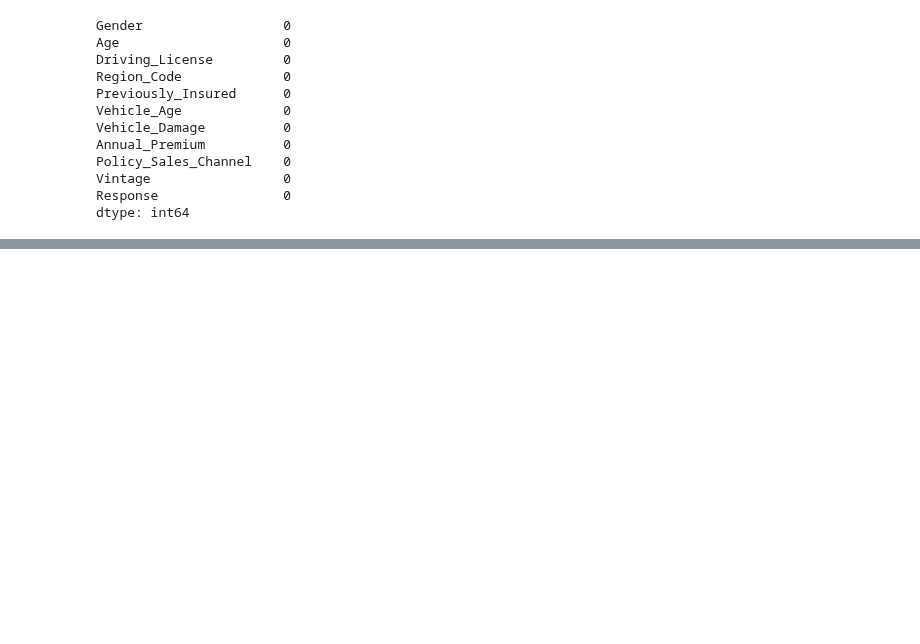
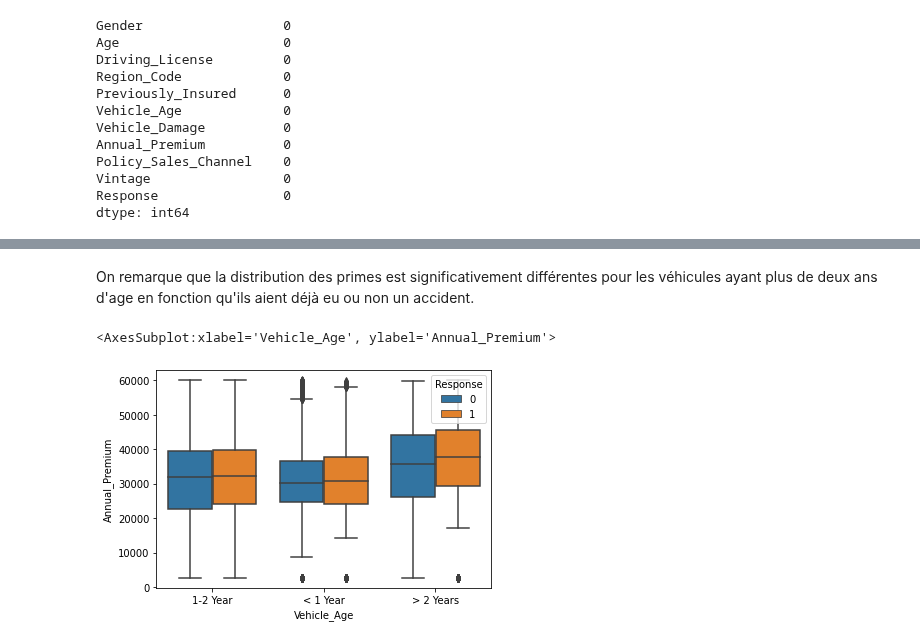
Before and after one commit to claviermathieu/ISFA-prj-datascience, a Jupyter notebook: book/_build/jupyter_execute/docs/00_description.ipynb, the cells around one changed output, grey strips where cells are left out. Drawn from its saved outputs; the diff is of its cells as text; code cells hidden in the pictures; blank space fills up the shorter version.

```diff
--- a/book/_build/jupyter_execute/docs/00_description.ipynb
+++ b/book/_build/jupyter_execute/docs/00_description.ipynb
@@ -67,0 +86,7 @@ dtype: int64
+# %% [markdown]
+On remarque que la distribution des primes est significativement différentes pour les véhicules ayant plus de deux ans d'age en fonction qu'ils aient déjà eu ou non un accident.
+# %%
+sns.boxplot(data = train[train["Annual_Premium"] < 60000], x="Vehicle_Age", y="Annual_Premium", hue="Response")
+# %% [output]
+<AxesSubplot:xlabel='Vehicle_Age', ylabel='Annual_Premium'>
+[figure, added]
```
Also changed, not shown: parts of 7 cells of this notebook, 42 other files.
